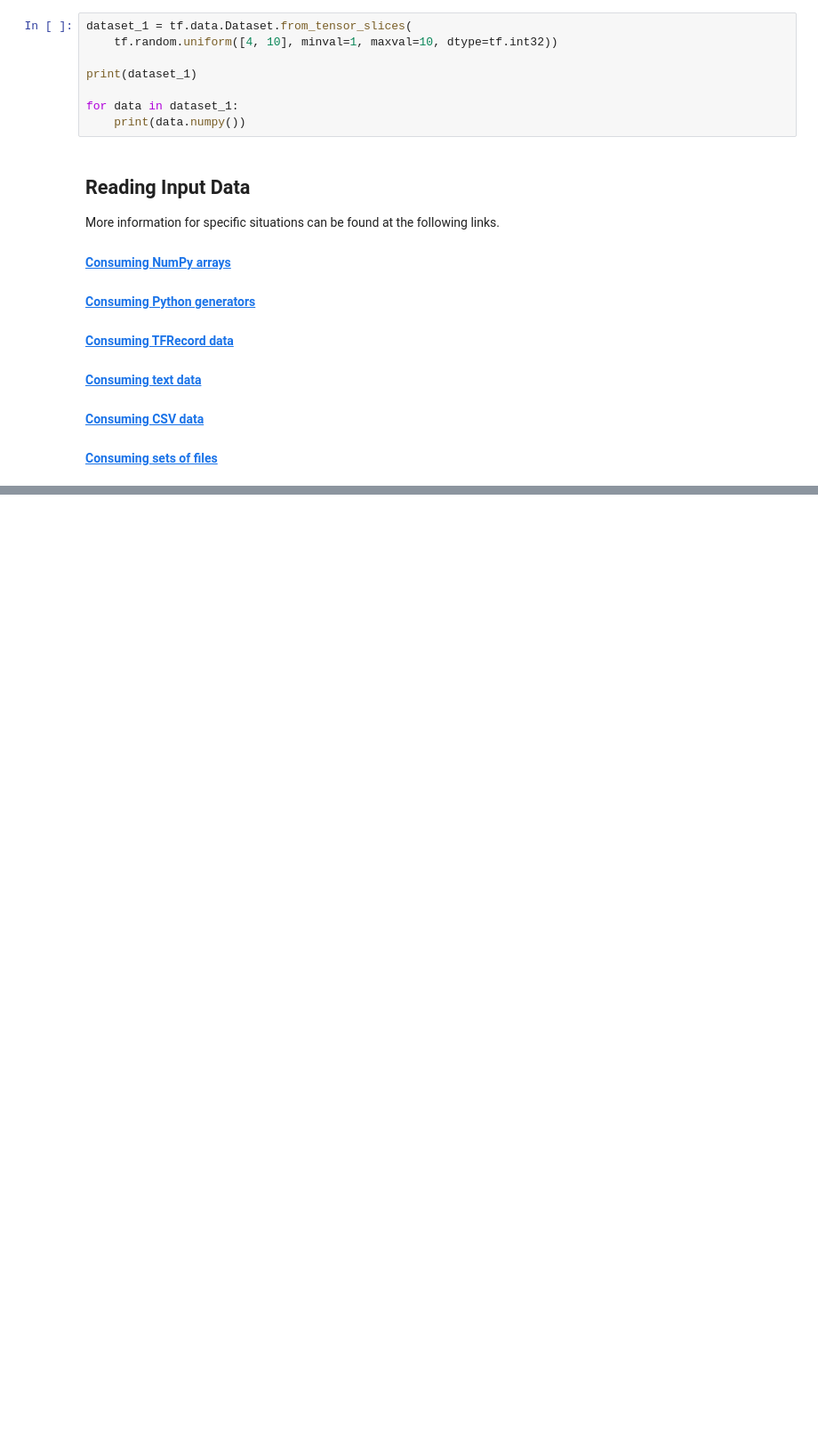
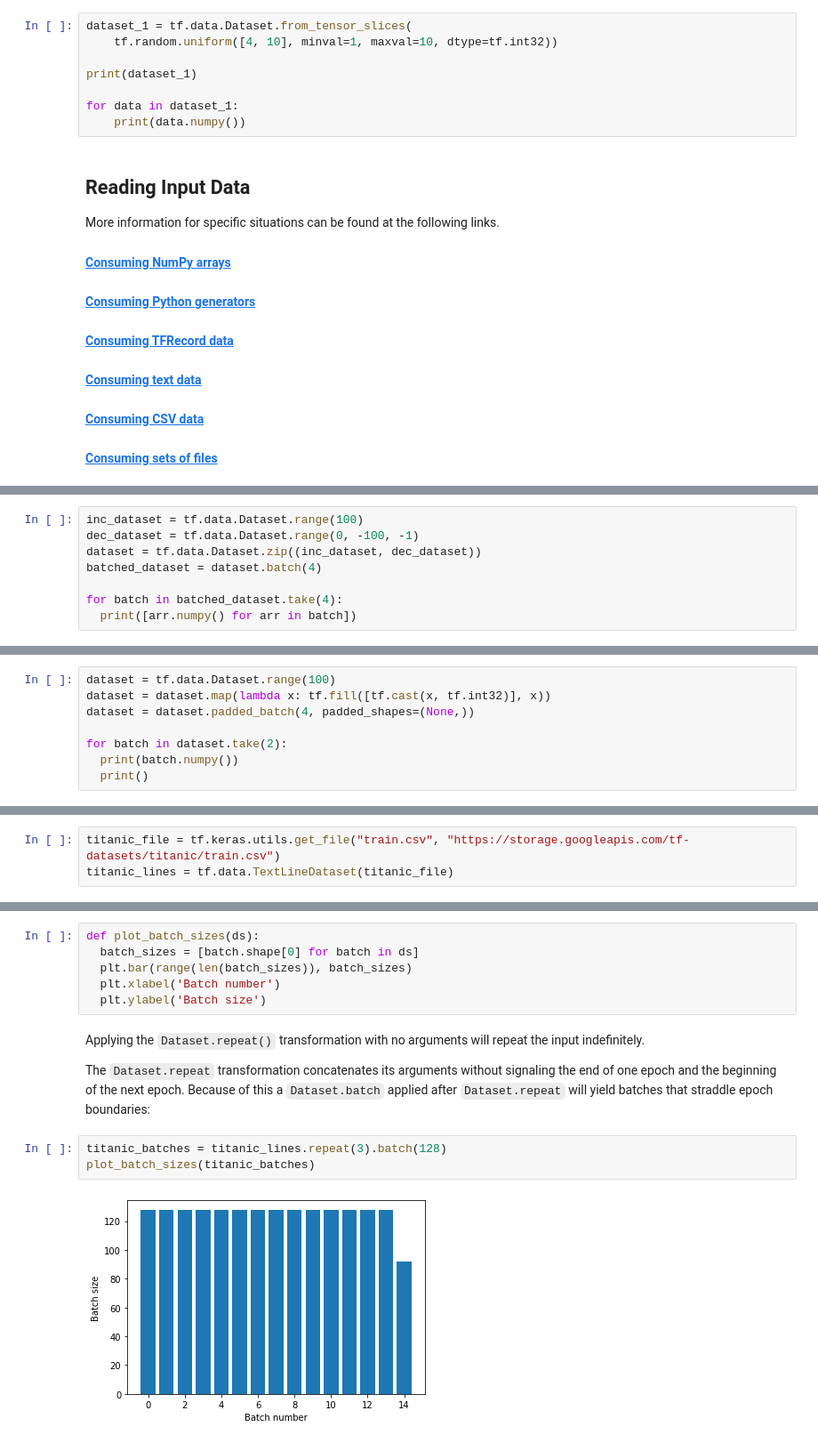
Before and after one commit to tyler-wel/tensorflow_practice, a Jupyter notebook: learning_notebooks/input_pipelines.ipynb, the cells around one changed output, grey strips where cells are left out. Shown at 89% size. Saved outputs shown, nothing was run; the diff lists cells and outputs as text; blank space fills up the shorter version.

```diff
--- a/learning_notebooks/input_pipelines.ipynb
+++ b/learning_notebooks/input_pipelines.ipynb
@@ -115,0 +95,8 @@ More information for specific situations can be found at the following links.
+# %%
+inc_dataset = tf.data.Dataset.range(100)
+dec_dataset = tf.data.Dataset.range(0, -100, -1)
+dataset = tf.data.Dataset.zip((inc_dataset, dec_dataset))
+batched_dataset = dataset.batch(4)
+
+for batch in batched_dataset.take(4):
+  print([arr.numpy() for arr in batch])
@@ -115,0 +125,8 @@ More information for specific situations can be found at the following links.
+# %%
+dataset = tf.data.Dataset.range(100)
+dataset = dataset.map(lambda x: tf.fill([tf.cast(x, tf.int32)], x))
+dataset = dataset.padded_batch(4, padded_shapes=(None,))
+
+for batch in dataset.take(2):
+  print(batch.numpy())
+  print()
@@ -115,0 +151,3 @@ More information for specific situations can be found at the following links.
+# %%
+titanic_file = tf.keras.utils.get_file("train.csv", "https://storage.googleapis.com/tf-datasets/titanic/train.csv")
+titanic_lines = tf.data.TextLineDataset(titanic_file)
@@ -115,0 +157,15 @@ More information for specific situations can be found at the following links.
+# %%
+def plot_batch_sizes(ds):
+  batch_sizes = [batch.shape[0] for batch in ds]
+  plt.bar(range(len(batch_sizes)), batch_sizes)
+  plt.xlabel('Batch number')
+  plt.ylabel('Batch size')
+# %% [markdown]
+Applying the `Dataset.repeat()` transformation with no arguments will repeat the input indefinitely.
+
+The `Dataset.repeat` transformation concatenates its arguments without signaling the end of one epoch and the beginning of the next epoch. Because of this a `Dataset.batch` applied after `Dataset.repeat` will yield batches that straddle epoch boundaries:
+# %%
+titanic_batches = titanic_lines.repeat(3).batch(128)
+plot_batch_sizes(titanic_batches)
+# %% [output]
+[figure, added]
```
Also changed, not shown: parts of 122 cells of this notebook.
